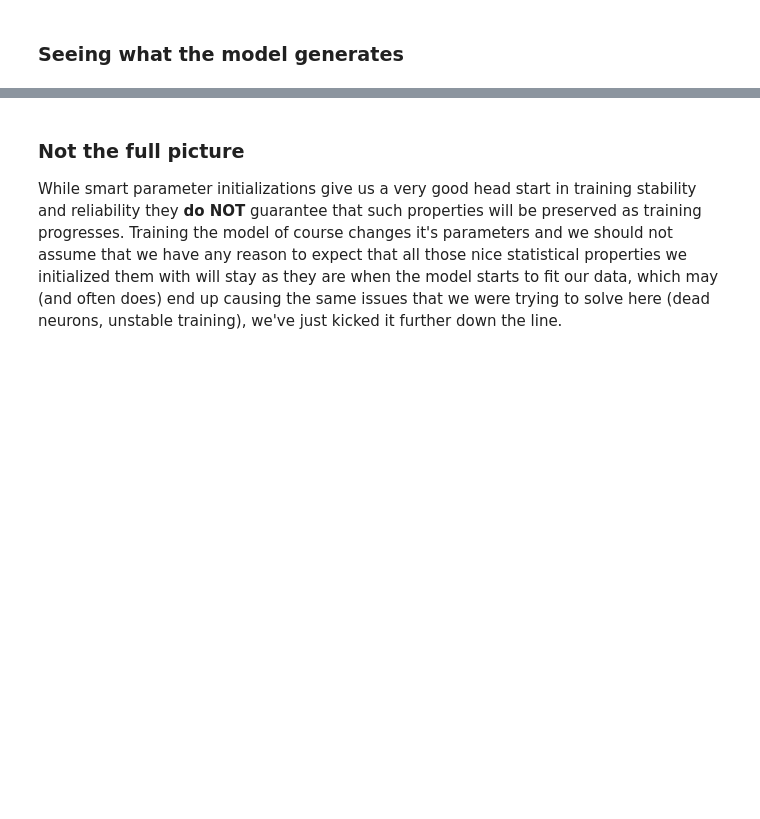
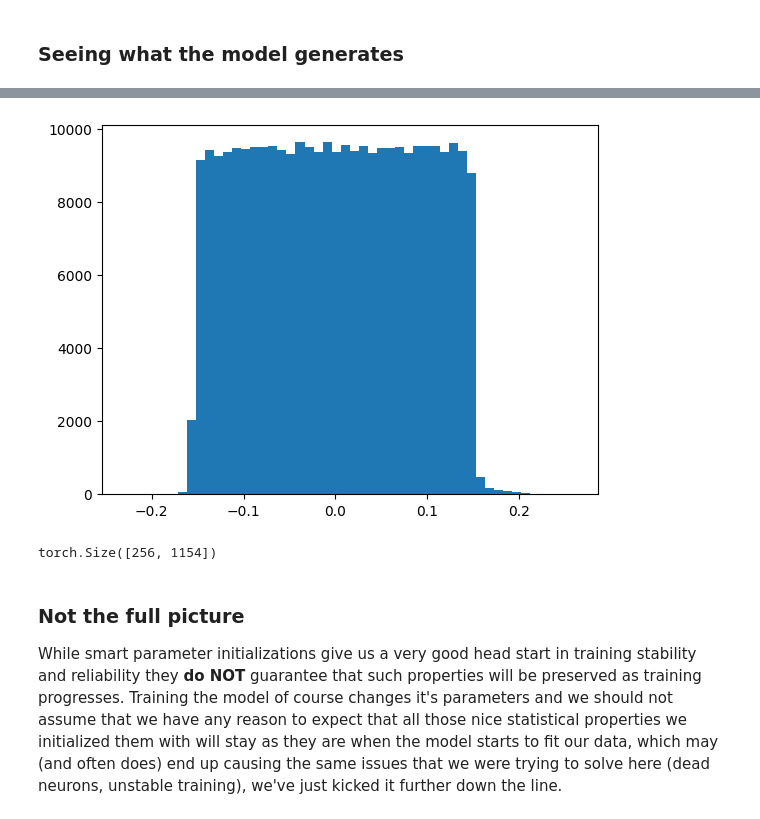
Before and after one commit to fodevac33/Learning-AI, a Jupyter notebook: notebooks/bigram_mlp/bigram_mlp.ipynb, the cells around one changed output, grey strips where cells are left out. Drawn from its saved outputs; the diff is of its cells as text; code cells hidden in the pictures; blank space fills up the shorter version.

```diff
--- a/notebooks/bigram_mlp/bigram_mlp.ipynb
+++ b/notebooks/bigram_mlp/bigram_mlp.ipynb
@@ -1061,3 +1080,11 @@ Starting with 'She thought about':
+# %%
+plt.hist(out.view(-1).tolist(), 50)
+plt.show()
+
+out.shape
+# %% [output]
+[figure, added]
+torch.Size([256, 1154])
 # %% [markdown]
 ### Not the full picture
 
```
Also changed, not shown: parts of 4 cells of this notebook.
